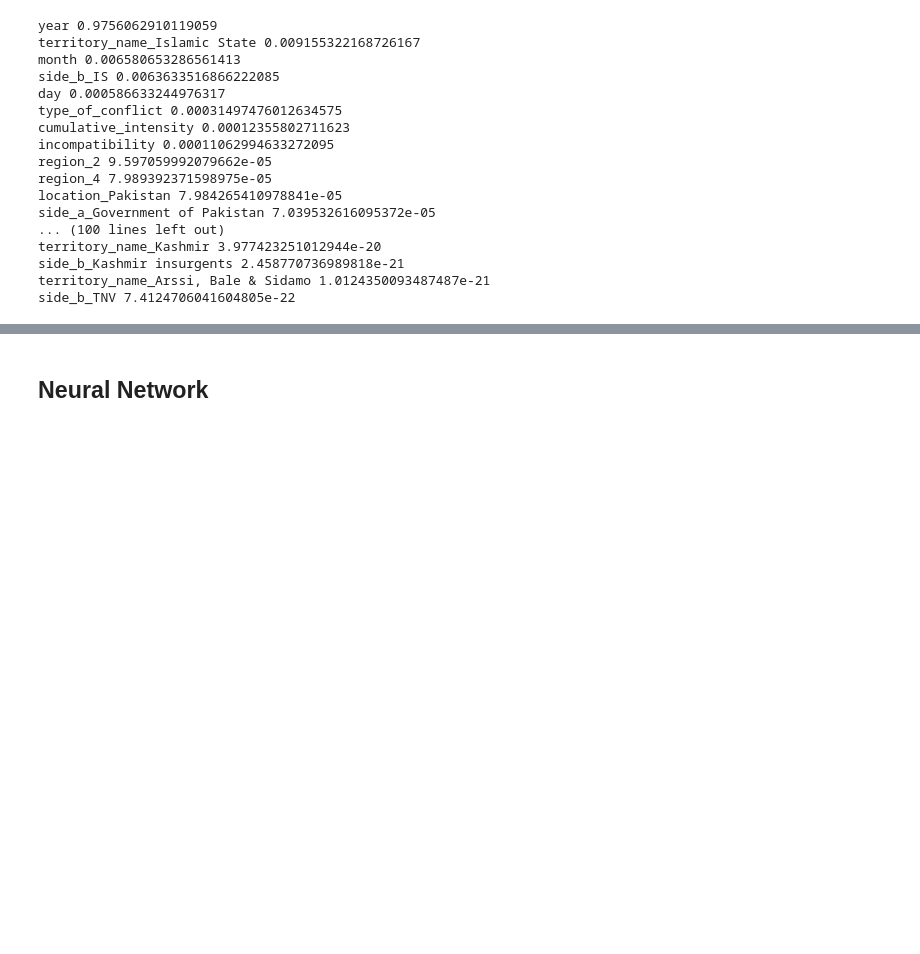
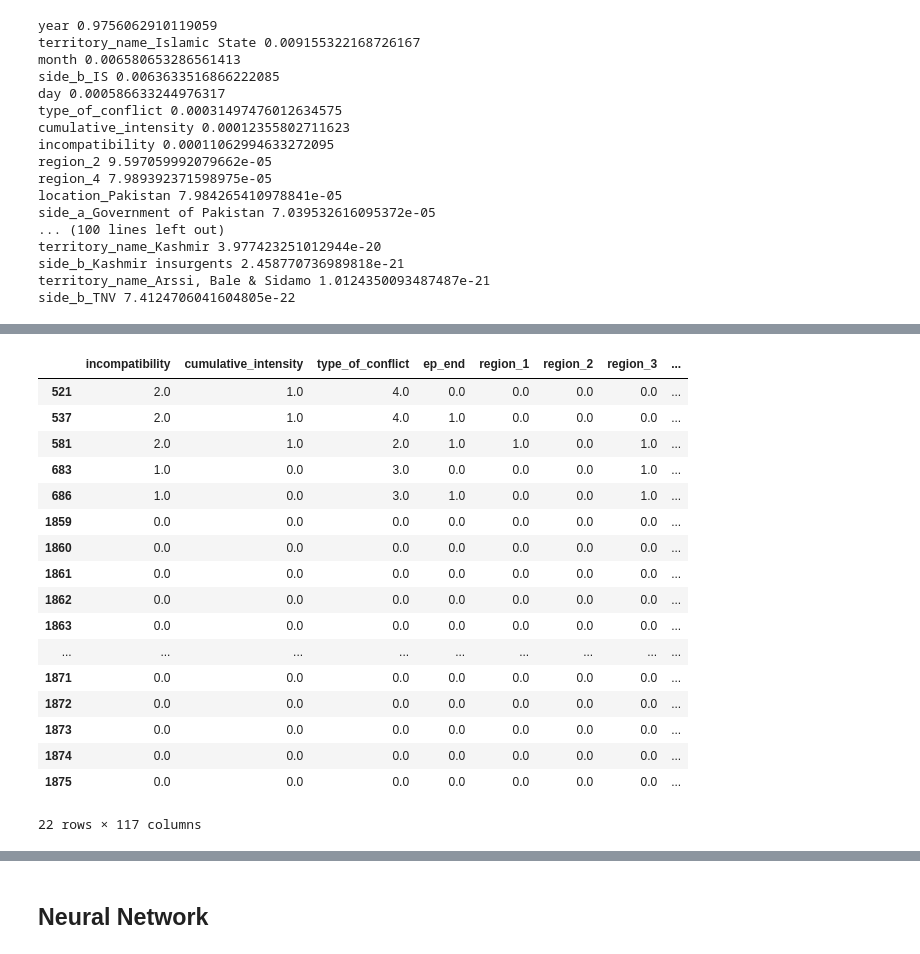
Before and after one commit to THeath15/Team1--Project, a Jupyter notebook: ml_dev.ipynb, the cells around one changed output, grey strips where cells are left out. Cells and saved outputs as stored; diff of their text form; code cells hidden in the pictures; blank space fills up the shorter version.

```diff
--- a/ml_dev.ipynb
+++ b/ml_dev.ipynb
@@ -300,0 +362,21 @@ side_b_TNV 7.4124706041604805e-22
+# %%
+data_window_df
+# %% [output]
+|  | incompatibility | cumulative_intensity | type_of_conflict | ep_end | region_1 | region_2 | region_3 | ... |
+| 521 | 2.0 | 1.0 | 4.0 | 0.0 | 0.0 | 0.0 | 0.0 | ... |
+| 537 | 2.0 | 1.0 | 4.0 | 1.0 | 0.0 | 0.0 | 0.0 | ... |
+| 581 | 2.0 | 1.0 | 2.0 | 1.0 | 1.0 | 0.0 | 1.0 | ... |
+| 683 | 1.0 | 0.0 | 3.0 | 0.0 | 0.0 | 0.0 | 1.0 | ... |
+| 686 | 1.0 | 0.0 | 3.0 | 1.0 | 0.0 | 0.0 | 1.0 | ... |
+| 1859 | 0.0 | 0.0 | 0.0 | 0.0 | 0.0 | 0.0 | 0.0 | ... |
+| 1860 | 0.0 | 0.0 | 0.0 | 0.0 | 0.0 | 0.0 | 0.0 | ... |
+| 1861 | 0.0 | 0.0 | 0.0 | 0.0 | 0.0 | 0.0 | 0.0 | ... |
+| 1862 | 0.0 | 0.0 | 0.0 | 0.0 | 0.0 | 0.0 | 0.0 | ... |
+| 1863 | 0.0 | 0.0 | 0.0 | 0.0 | 0.0 | 0.0 | 0.0 | ... |
+| ... | ... | ... | ... | ... | ... | ... | ... | ... |
+| 1871 | 0.0 | 0.0 | 0.0 | 0.0 | 0.0 | 0.0 | 0.0 | ... |
+| 1872 | 0.0 | 0.0 | 0.0 | 0.0 | 0.0 | 0.0 | 0.0 | ... |
+| 1873 | 0.0 | 0.0 | 0.0 | 0.0 | 0.0 | 0.0 | 0.0 | ... |
+| 1874 | 0.0 | 0.0 | 0.0 | 0.0 | 0.0 | 0.0 | 0.0 | ... |
+| 1875 | 0.0 | 0.0 | 0.0 | 0.0 | 0.0 | 0.0 | 0.0 | ... |
+22 rows × 117 columns
```
Also changed, not shown: parts of 14 cells of this notebook.
